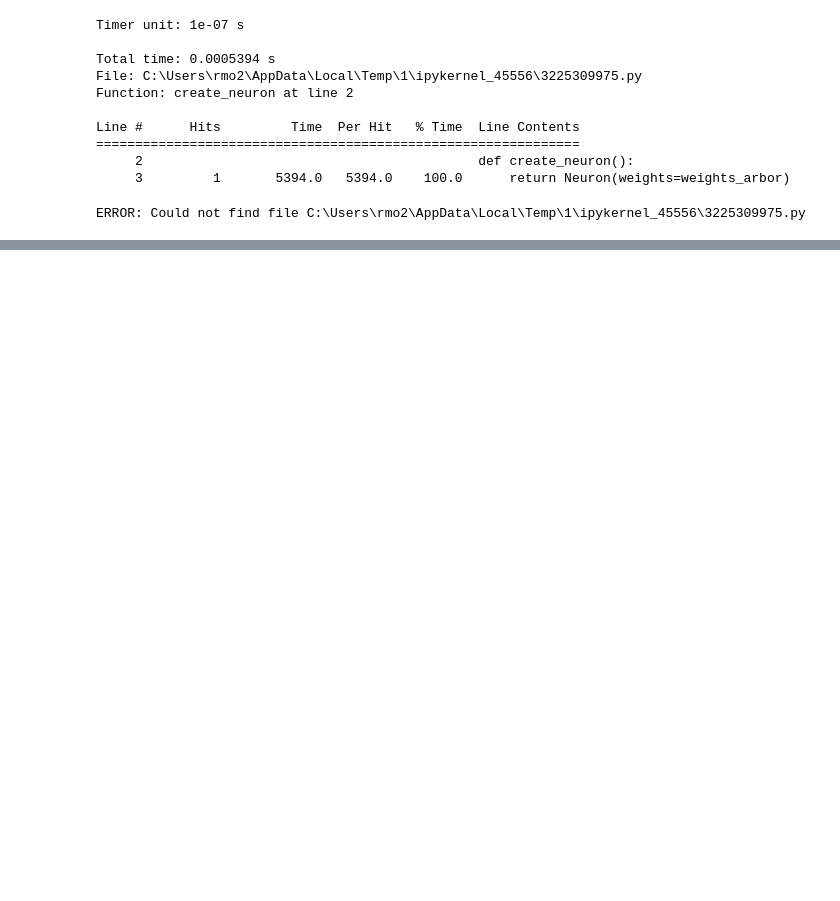
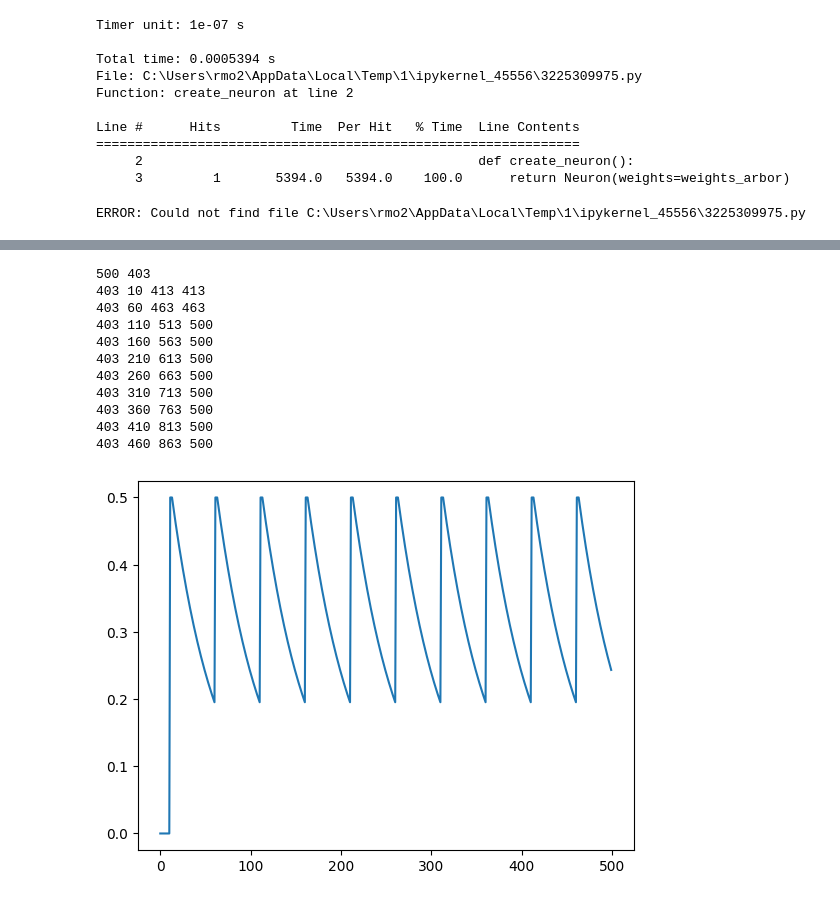
Before and after one commit to ryangitsit/slim_soens, a Jupyter notebook: profiler.ipynb, the cells around one changed output, grey strips where cells are left out. Drawn from its saved outputs; the diff is of its cells as text; code cells hidden in the pictures; blank space fills up the shorter version.

```diff
--- a/profiler.ipynb
+++ b/profiler.ipynb
@@ -36,0 +64,54 @@ ERROR: Could not find file C:\Users\rmo2\AppData\Local\Temp\1\ipykernel_45556\32
+# %%
+def generic_synaptic_event(dt):
+    tau_rise         = 0.02/dt
+    tau_fall         = 50/dt
+    hotspot_duration = 3
+    hotspot          = int(hotspot_duration/dt)
+    spd_duration     = int(8*tau_fall)
+    flux_peak        = 0.5
+
+    flux_rise = [flux_peak*(1-np.exp(-t/tau_rise))
+                 for t in range(hotspot)]
+
+    flux_fall = [flux_peak*(1-np.exp(-hotspot/tau_rise))*np.exp(-(t-hotspot)/tau_fall)
+                 for t in range(hotspot,hotspot+spd_duration)]
+
+    return np.concatenate([flux_rise,flux_fall])
+
+
+def initialize_synapses(spike_times,tf,dt,time_steps):
+    flux_spd = generic_synaptic_event(dt)
+    syn_flux = np.zeros((time_steps,))
+    print(len(syn_flux),len(flux_spd))
+    for spk_t in spike_times:
+
+        flux_final_idx = int(len(flux_spd))
+        spike_time     = int(spk_t/dt)
+        maxed          = flux_final_idx+spike_time
+        spd_tf         = np.min([maxed,time_steps])
+
+        print(flux_final_idx,spike_time,maxed,spd_tf)
+
+        syn_flux[spike_time:spd_tf] = np.maximum(flux_spd[:spd_tf-spike_time],syn_flux[spike_time:spd_tf])
+
+    plt.plot(syn_flux)
+    plt.show()
+
+spike_times = np.arange(10,500,50)
+tf = 500
+dt = 1
+time_steps = int(tf/dt)
+initialize_synapses(spike_times,tf,dt,time_steps)
+# %% [output]
+500 403
+403 10 413 413
+403 60 463 463
+403 110 513 500
+403 160 563 500
+403 210 613 500
+403 260 663 500
+403 310 713 500
+403 360 763 500
+403 410 813 500
+403 460 863 500
+[figure, added]
```
Also changed, not shown: parts of 4 cells of this notebook, 5 other files.
